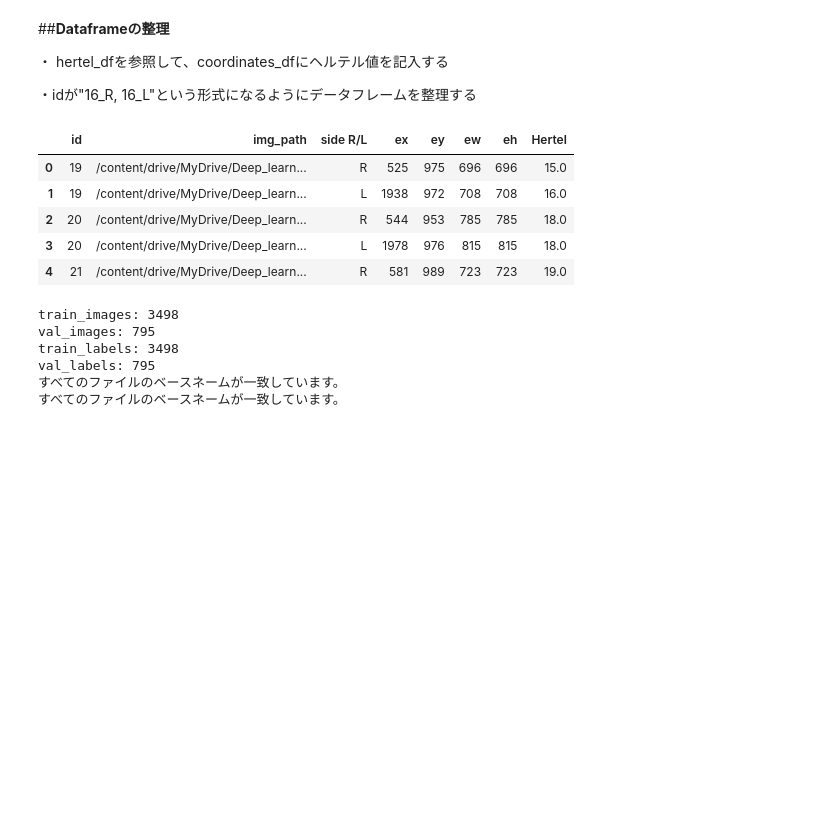
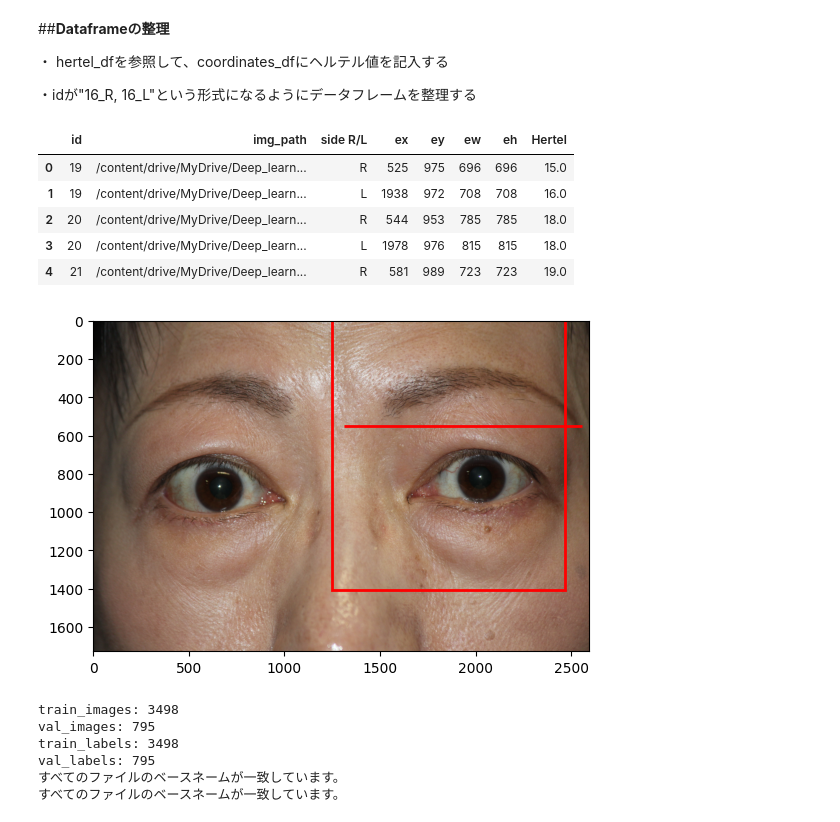
Before and after one commit to ykitaguchi77/GO_AI_project, a Jupyter notebook: Exophthalmos_iFish_YOLOv5.ipynb, the cells around one changed output. Drawn from its saved outputs; the diff is of its cells as text; code cells hidden in the pictures; blank space fills up the shorter version.

```diff
--- a/Exophthalmos_iFish_YOLOv5.ipynb
+++ b/Exophthalmos_iFish_YOLOv5.ipynb
@@ -311,10 +311,25 @@ for img_path in tqdm(valid_img_paths, desc='Copying valid images'):
 # %%
 import os
 import pandas as pd
+from PIL import Image
+
+def get_image_dimensions(image_path):
+    with Image.open(image_path) as img:
+        return img.width, img.height
+
+def convert_to_yolo_format(ex, ey, ew, eh, img_width, img_height):
+    cx = (ex + (ew / 2)) / img_width
+    cy = (ey + (eh / 2)) / img_height
+    w = ew / img_width
+    h = eh / img_height
+    return cx, cy, w, h
 
 def create_label_files(image_dir, label_dir, df):
     image_files = os.listdir(image_dir)
     for image_file in image_files:
+        image_path = os.path.join(image_dir, image_file)
+        img_width, img_height = get_image_dimensions(image_path)
+
         base_name = os.path.splitext(image_file)[0]
         matched_rows = df[df['id'] == int(base_name)]
 
@@ -328,8 +343,10 @@ def create_label_files(image_dir, label_dir, df):
                 ey = row['ey']
                 ew = row['ew']
                 eh = row['eh']
+                cx, cy, w, h = convert_to_yolo_format(ex, ey, ew, eh, img_width, img_height)
                 side = 0 if row['side R/L'] == 'R' else 1
-                label_file.write(f"{ex} {ey} {ew} {eh} {side}\n")
+                label_file.write(f"{cx} {cy} {w} {h} {side}\n")
+                #label_file.write(f"{ex} {ey} {ew} {eh} {side}\n")
 
 # CSVファイルの読み込み
 csv_integrated_df = pd.read_csv(csv_integrated_path)
@@ -384,3 +365,47 @@ for image_file in train_images_files:
+# %%
+import matplotlib.pyplot as plt
+import matplotlib.patches as patches
+from PIL import Image
+
+# バウンディングボックスを描画する関数
+def draw_bounding_boxes(image_path, bboxes):
+    with Image.open(image_path) as img:
+        img_width, img_height = img.size
+        fig, ax = plt.subplots(1)
+        ax.imshow(img)
+        for bbox in bboxes:
+            cx, cy, bw, bh, class_id = bbox
+            x = (cx - bw / 2) * img_width
+            y = (cy - bh / 2) * img_height
+            width = bw * img_width
+            height = bh * img_height
+            rect = patches.Rectangle((x, y), width, height, linewidth=2, edgecolor='r', facecolor='none')
+            ax.add_patch(rect)
+        plt.show()
+
+# ラベルファイルからバウンディングボックスのリストを取得する関数
+def get_bboxes_from_label_file(label_path, img_width, img_height):
+    bboxes = []
+    with open(label_path, 'r') as file:
+        for line in file:
+            class_id, cx, cy, bw, bh = map(float, line.split())
+            bboxes.append((cx, cy, bw, bh, class_id))
+    return bboxes
+
+# 画像パスとラベルファイルパス
+image_path = "/content/drive/MyDrive/Deep_learning/Olympia_dataset/dataset_uni_for_YOLOv5/dataset_uni/valid/images/10.JPG"
+label_path = "/content/drive/MyDrive/Deep_learning/Olympia_dataset/dataset_uni_for_YOLOv5/dataset_uni/valid/labels/10.txt"
+
+# 画像のサイズを取得
+img_width, img_height = get_image_dimensions(image_path)
+
+# ラベルファイルからバウンディングボックスのリストを取得
+bboxes = get_bboxes_from_label_file(label_path, img_width, img_height)
+
+# バウンディングボックスを描画
+draw_bounding_boxes(image_path, bboxes)
+# %% [output]
+[figure, added]
 # %%
 print(f"train_images: {len(os.listdir('/content/drive/MyDrive/Deep_learning/GO_extended_dataset/super_extend_for_YOLO_training/train/images'))}")
 print(f"val_images: {len(os.listdir('/content/drive/MyDrive/Deep_learning/GO_extended_dataset/super_extend_for_YOLO_training/valid/images'))}")
```
Also changed, not shown: parts of 1 cell of this notebook.
